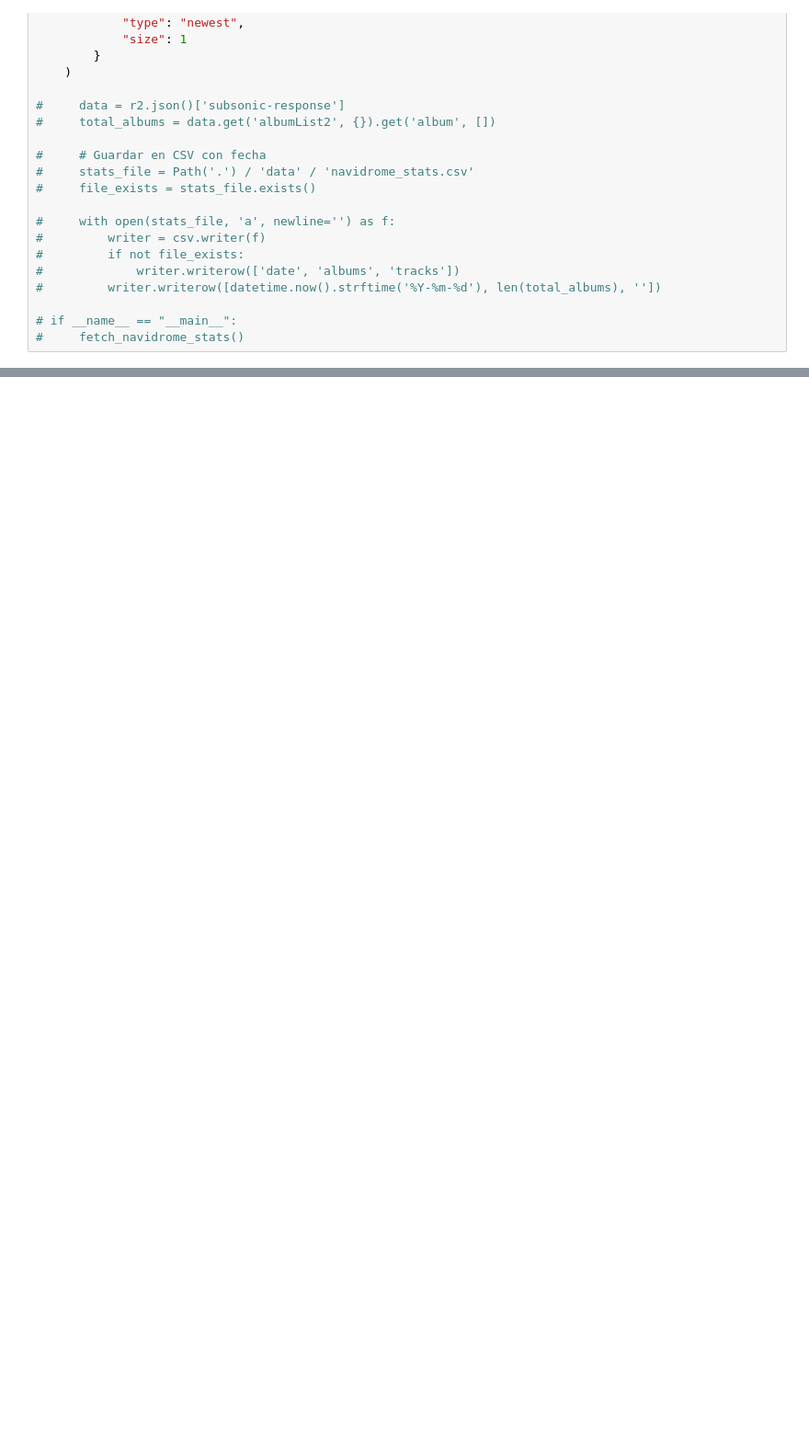
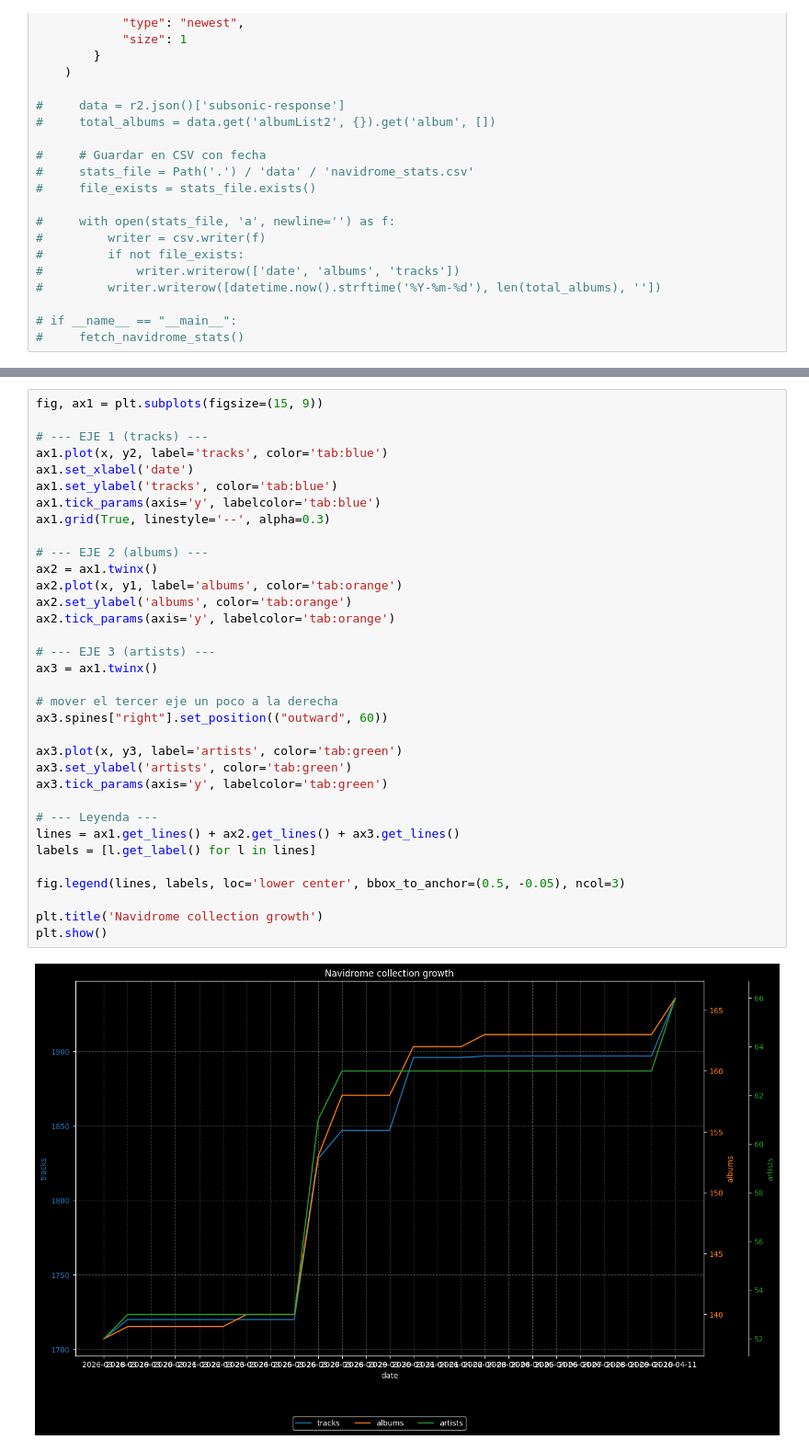
Before and after one commit to Bluepulasky/music-analytics, a Jupyter notebook: navidrome-analyze.ipynb, the cells around one changed output, grey strips where cells are left out. Shown at 92% size. Drawn from its saved outputs; the diff is of its cells as text; blank space fills up the shorter version.

Commit message:
stats navidrome

```diff
--- a/navidrome-analyze.ipynb
+++ b/navidrome-analyze.ipynb
@@ -91,0 +93,36 @@ plt.show()
+# %%
+fig, ax1 = plt.subplots(figsize=(15, 9))
+
+# --- EJE 1 (tracks) ---
+ax1.plot(x, y2, label='tracks', color='tab:blue')
+ax1.set_xlabel('date')
+ax1.set_ylabel('tracks', color='tab:blue')
+ax1.tick_params(axis='y', labelcolor='tab:blue')
+ax1.grid(True, linestyle='--', alpha=0.3)
+
+# --- EJE 2 (albums) ---
+ax2 = ax1.twinx()
+ax2.plot(x, y1, label='albums', color='tab:orange')
+ax2.set_ylabel('albums', color='tab:orange')
+ax2.tick_params(axis='y', labelcolor='tab:orange')
+
+# --- EJE 3 (artists) ---
+ax3 = ax1.twinx()
+
+# mover el tercer eje un poco a la derecha
+ax3.spines["right"].set_position(("outward", 60))
+
+ax3.plot(x, y3, label='artists', color='tab:green')
+ax3.set_ylabel('artists', color='tab:green')
+ax3.tick_params(axis='y', labelcolor='tab:green')
+
+# --- Leyenda ---
+lines = ax1.get_lines() + ax2.get_lines() + ax3.get_lines()
+labels = [l.get_label() for l in lines]
+
+fig.legend(lines, labels, loc='lower center', bbox_to_anchor=(0.5, -0.05), ncol=3)
+
+plt.title('Navidrome collection growth')
+plt.show()
+# %% [output]
+[figure, added]
```
Also changed, not shown: parts of 3 cells of this notebook, 1 other file.
